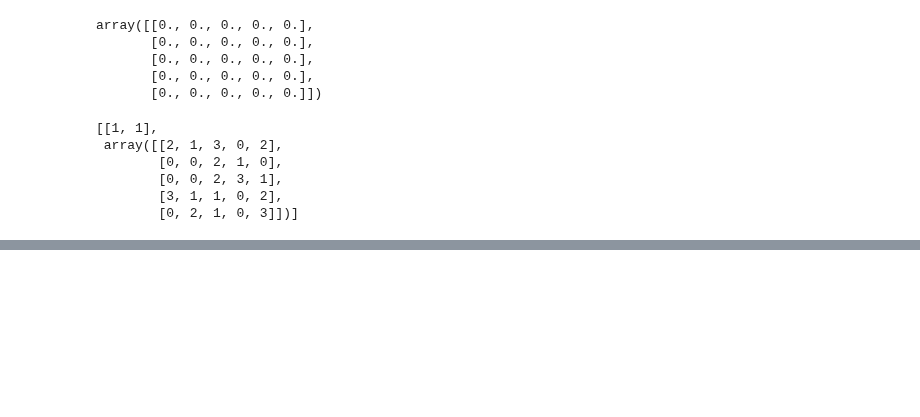
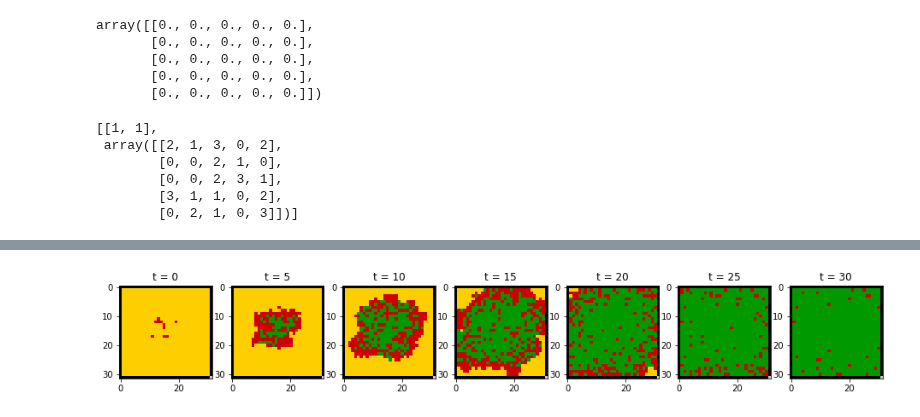
Before and after one commit to Grupo-de-simulacion-con-automatas/CAsimulations-Modelacion-de-dinamicas-topologicas-en-la-propagacion-de-una-enfermedad-usando-CA, a Jupyter notebook: Codigo/2. Interacciones e impactos sociales.ipynb, the cells around one changed output, grey strips where cells are left out. Cells and saved outputs as stored; diff of their text form; code cells hidden in the pictures; blank space fills up the shorter version.

```diff
--- a/Codigo/2. Interacciones e impactos sociales.ipynb
+++ b/Codigo/2. Interacciones e impactos sociales.ipynb
@@ -53,0 +97,12 @@ impactGrades_SFV1 = [0.5,0.25,0.1,0]  # Para los grados [0,1,2,3]
+# %%
+figsize(16,6)
+
+# Modelo SIR
+esc2 = SIR(alpha, beta, 30, cellSpace_ex2, neighborhoodSystem, impactRates)
+
+for i in [0,1,2,3,4,5,6]:
+    plt.subplot(1,7,i+1)
+    plt.title(f"t = {i*5}")
+    esc2.plotSpecificIteration(i*5)
+# %% [output]
+[figure, added]
```
Also changed, not shown: parts of 6 cells of this notebook, 52 other files.
